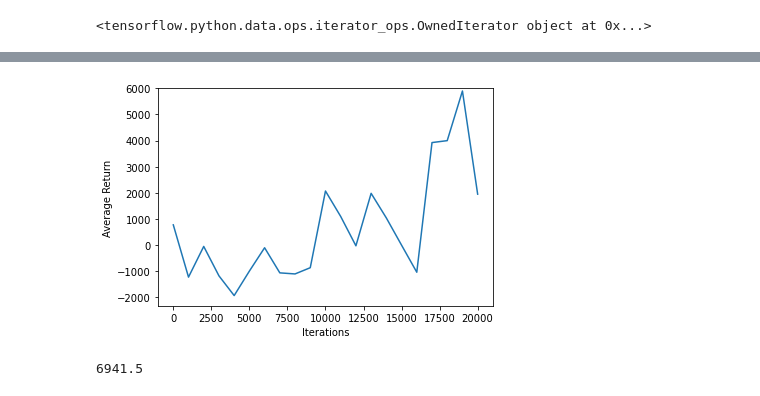
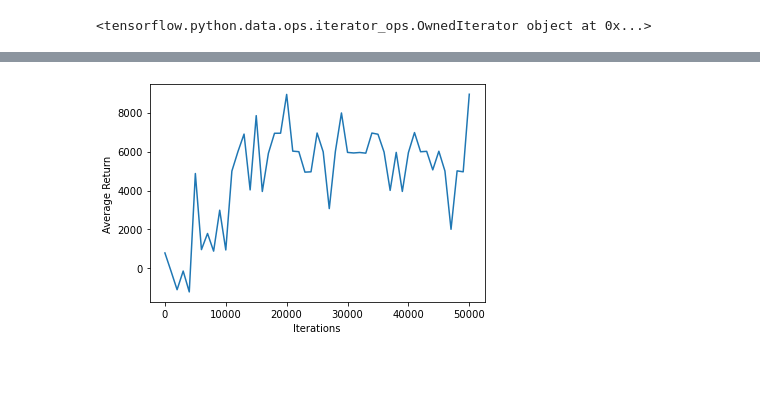
Before and after one commit to alexandersmedley/halite_rl, a Jupyter notebook: 05_self_play.ipynb, the cells around one changed output, grey strips where cells are left out. Drawn from its saved outputs; the diff is of its cells as text; code cells hidden in the pictures; blank space fills up the shorter version.

Commit message:
Trained step 3 agent vs step 2 agent (trained vs random_moving behaviour)

```diff
--- a/05_self_play.ipynb
+++ b/05_self_play.ipynb
@@ -123,8 +106,12 @@ class HaliteWrapper(py_environment.PyEnvironment):
         self.game_over = False
 
     def get_observation(self, board, position=(0,0), player_id=0):
+        """
+        Agent observation. Halite and ship channels with set radius around input position.
+        """
         size = board.configuration.size
 
+        # Halite distribution
         halite = np.array(board.observation['halite']).reshape(size, size)
         halite = np.tile(halite, (3,3))
 
@@ -135,7 +122,7 @@ class HaliteWrapper(py_environment.PyEnvironment):
         halite_radius = halite[row-radius+1:row+radius, col-radius+1:col+radius]
         halite_radius = np.expand_dims(halite_radius, axis=-1)
 
-        # ship radar
+        # Ship distribution
         if board[position].ship:
             ref_halite = board[position].ship.halite
             ref_ship_id = board[position].ship.id
@@ -160,7 +147,7 @@ class HaliteWrapper(py_environment.PyEnvironment):
         ships_radius = ships[row-radius+1:row+radius, col-radius+1:col+radius]
         ships_radius = np.expand_dims(ships_radius, axis=-1)
 
-        # # On pourra ajouter ships, ship_cargo et base
+        # Concatenate channels
         observation = np.concatenate([halite_radius, ships_radius], axis=-1)
         observation = np.array(observation, dtype='int64')
         return observation
@@ -182,7 +169,7 @@ class HaliteWrapper(py_environment.PyEnvironment):
         self.max_cell_halite = self.config.maxCellHalite
         self.board = Board(self.obs, self.config)
 
-        # reset ALL counters
+        # reset counters
         self.turn_counter = 1
         self.previous_cargo_halite = 0
         self.opponent_previous_cargo_halite = 0
@@ -204,9 +191,6 @@ class HaliteWrapper(py_environment.PyEnvironment):
         self.board.ships['0-1'].next_action = self._action_def[action]
 
         # Opponent action
-#         self.board.ships['0-2'].next_action = opponent_agent(self.obs, self.config, self.opponent_policy)
-#         self.board.ships['0-2'].next_action = self._action_def[randint(1,4)]
-#         self.board.ships['0-2'].next_action = None
         self.board.ships['0-2'].next_action = self.opponent_agent()
 
         self.board = self.board.next()
@@ -220,7 +204,7 @@ class HaliteWrapper(py_environment.PyEnvironment):
             reward = (self.board.ships['0-1'].halite - self.previous_cargo_halite
                       - (self.board.ships['0-2'].halite - self.opponent_previous_cargo_halite))
 
-        # Update all counters
+        # Update counters
         self.turn_counter += 1
         if len(self.board.players[0].ships) > 0:
             self.previous_cargo_halite = self.board.ships['0-1'].halite
@@ -294,11 +278,11 @@ class HaliteWrapper(py_environment.PyEnvironment):
 train_py_env = HaliteWrapper()
 eval_py_env = HaliteWrapper()
 # %%
-# train_py_env.set_opponent_behaviour(behaviour='random_collecting', policy_file=None)
-# eval_py_env.set_opponent_behaviour(behaviour='random_collecting', policy_file=None)
+# train_py_env.set_opponent_behaviour(behaviour='random_moving', policy_file=None)
+# eval_py_env.set_opponent_behaviour(behaviour='random_moving', policy_file=None)
 
-train_py_env.set_opponent_behaviour(behaviour='load_policy', policy_file='my_policy')
-eval_py_env.set_opponent_behaviour(behaviour='load_policy', policy_file='my_policy')
+train_py_env.set_opponent_behaviour(behaviour='load_policy', policy_file='step_2_agent')
+eval_py_env.set_opponent_behaviour(behaviour='load_policy', policy_file='step_2_agent')
 # %%
 train_env = tf_py_environment.TFPyEnvironment(train_py_env)
 eval_env = tf_py_environment.TFPyEnvironment(eval_py_env)
@@ -461,14 +441,10 @@ step = 20000: Average Return = 1949.300048828125
 # %%
-#@test {"skip": true}
-
-import matplotlib.pyplot as plt
-
 iterations = range(0, num_iterations + 1, eval_interval)
 plt.plot(iterations, returns)
 plt.ylabel('Average Return')
 plt.xlabel('Iterations')
-plt.ylim(top=6000)
+# plt.ylim(top=500, bottom=-200)
 
 plt.savefig('return_per_iteration.png', bbox_inches='tight')
 # %% [output]
-[figure, old version]
+[figure, new version]
@@ -485,7 +451,3 @@ plt.savefig('return_per_iteration.png', bbox_inches='tight')
-# %%
-compute_avg_return(eval_env, agent.policy, num_eval_episodes)
-# %% [output]
-6941.5
 # %%
 def my_rl_agent(obs, config):
     board = Board(obs, config)
```
Also changed, not shown: parts of 11 cells of this notebook.
